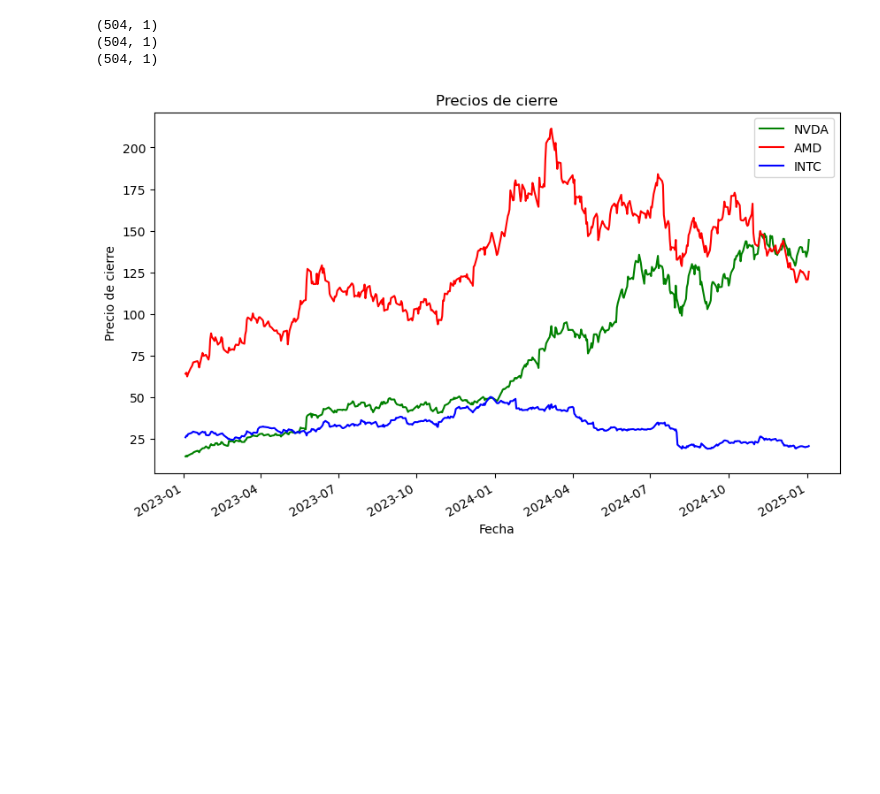
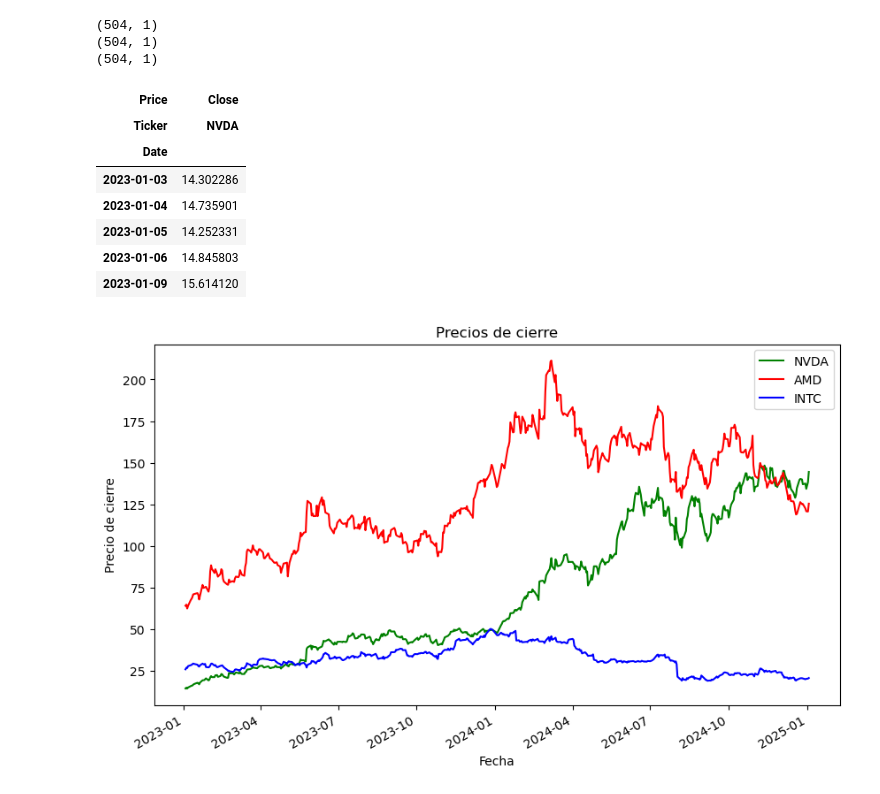
Before and after one commit to NicoPala01/AST_MCD_E10, a Jupyter notebook: AST_notebook.ipynb, the cells around one changed output. Saved outputs shown, nothing was run; the diff lists cells and outputs as text; code cells hidden in the pictures; blank space fills up the shorter version.

```diff
--- a/AST_notebook.ipynb
+++ b/AST_notebook.ipynb
@@ -36,6 +37,17 @@ print(intel_data.shape)
 (504, 1)
 (504, 1)
 (504, 1)
+# %%
+nvda_data.head()
+# %% [output]
+| Price | Close |
+| Ticker | NVDA |
+| Date |  |
+| 2023-01-03 | 14.302286 |
+| 2023-01-04 | 14.735901 |
+| 2023-01-05 | 14.252331 |
+| 2023-01-06 | 14.845803 |
+| 2023-01-09 | 15.614120 |
 # %%
 # Gráfico de precios de cierre
 
```
Also changed, not shown: parts of 11 cells of this notebook.
